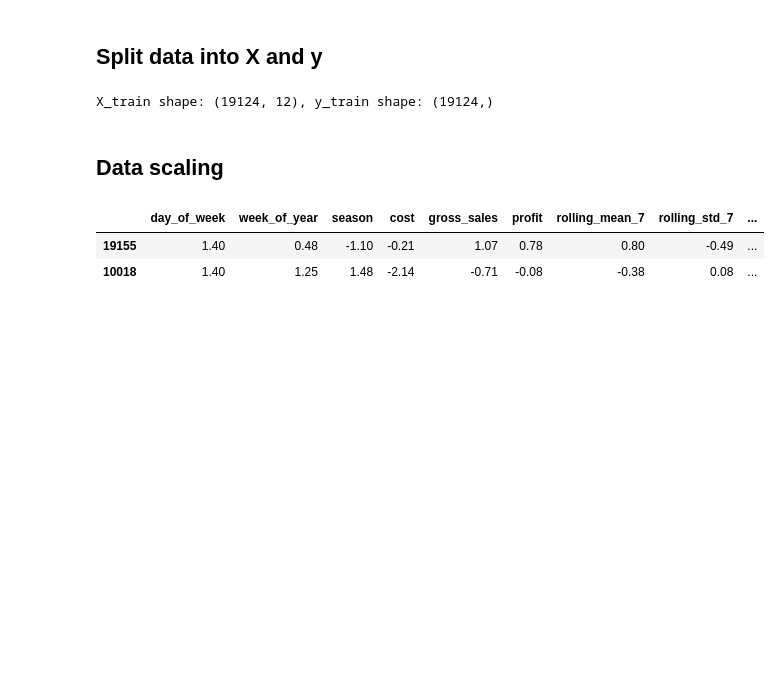
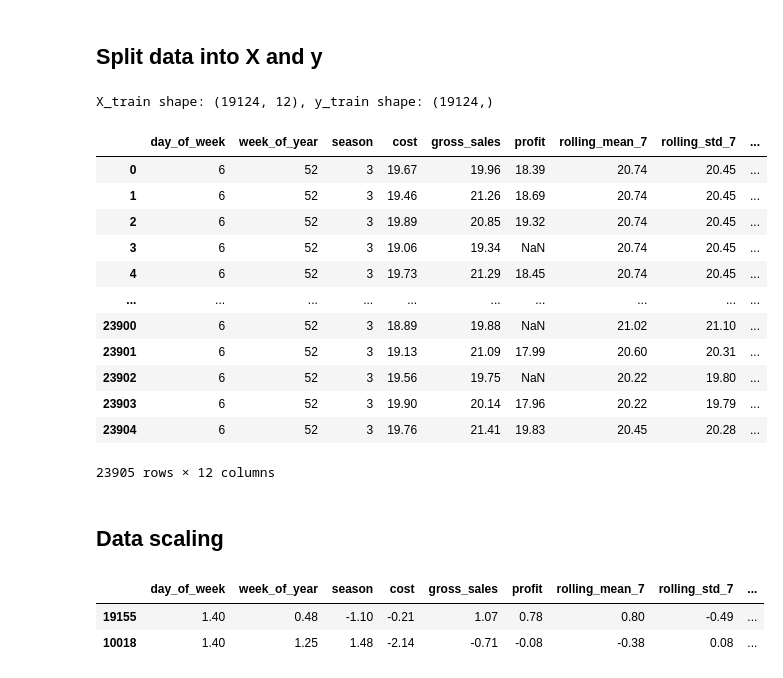
Before and after one commit to Mipjeiger/Car-sales-analytics-engineering, a Jupyter notebook: development/data_science/02_revenue_prediction.ipynb, the cells around one changed output. Cells and saved outputs as stored; diff of their text form; code cells hidden in the pictures; blank space fills up the shorter version.

```diff
--- a/development/data_science/02_revenue_prediction.ipynb
+++ b/development/data_science/02_revenue_prediction.ipynb
@@ -218,6 +218,22 @@ X_train, X_test, y_train, y_test = train_test_split(X, y, test_size=0.2, random_
 print(f"X_train shape: {X_train.shape}, y_train shape: {y_train.shape}")
 # %% [output]
 X_train shape: (19124, 12), y_train shape: (19124,)
+# %%
+X
+# %% [output]
+|  | day_of_week | week_of_year | season | cost | gross_sales | profit | rolling_mean_7 | rolling_std_7 | ... |
+| 0 | 6 | 52 | 3 | 19.67 | 19.96 | 18.39 | 20.74 | 20.45 | ... |
+| 1 | 6 | 52 | 3 | 19.46 | 21.26 | 18.69 | 20.74 | 20.45 | ... |
+| 2 | 6 | 52 | 3 | 19.89 | 20.85 | 19.32 | 20.74 | 20.45 | ... |
+| 3 | 6 | 52 | 3 | 19.06 | 19.34 | NaN | 20.74 | 20.45 | ... |
+| 4 | 6 | 52 | 3 | 19.73 | 21.29 | 18.45 | 20.74 | 20.45 | ... |
+| ... | ... | ... | ... | ... | ... | ... | ... | ... | ... |
+| 23900 | 6 | 52 | 3 | 18.89 | 19.88 | NaN | 21.02 | 21.10 | ... |
+| 23901 | 6 | 52 | 3 | 19.13 | 21.09 | 17.99 | 20.60 | 20.31 | ... |
+| 23902 | 6 | 52 | 3 | 19.56 | 19.75 | NaN | 20.22 | 19.80 | ... |
+| 23903 | 6 | 52 | 3 | 19.90 | 20.14 | 17.96 | 20.22 | 19.79 | ... |
+| 23904 | 6 | 52 | 3 | 19.76 | 21.41 | 19.83 | 20.45 | 20.28 | ... |
+23905 rows × 12 columns
 # %% [markdown]
 ## Data scaling
 # %%
```
Also changed, not shown: parts of 1 cell of this notebook, 15 other files.
